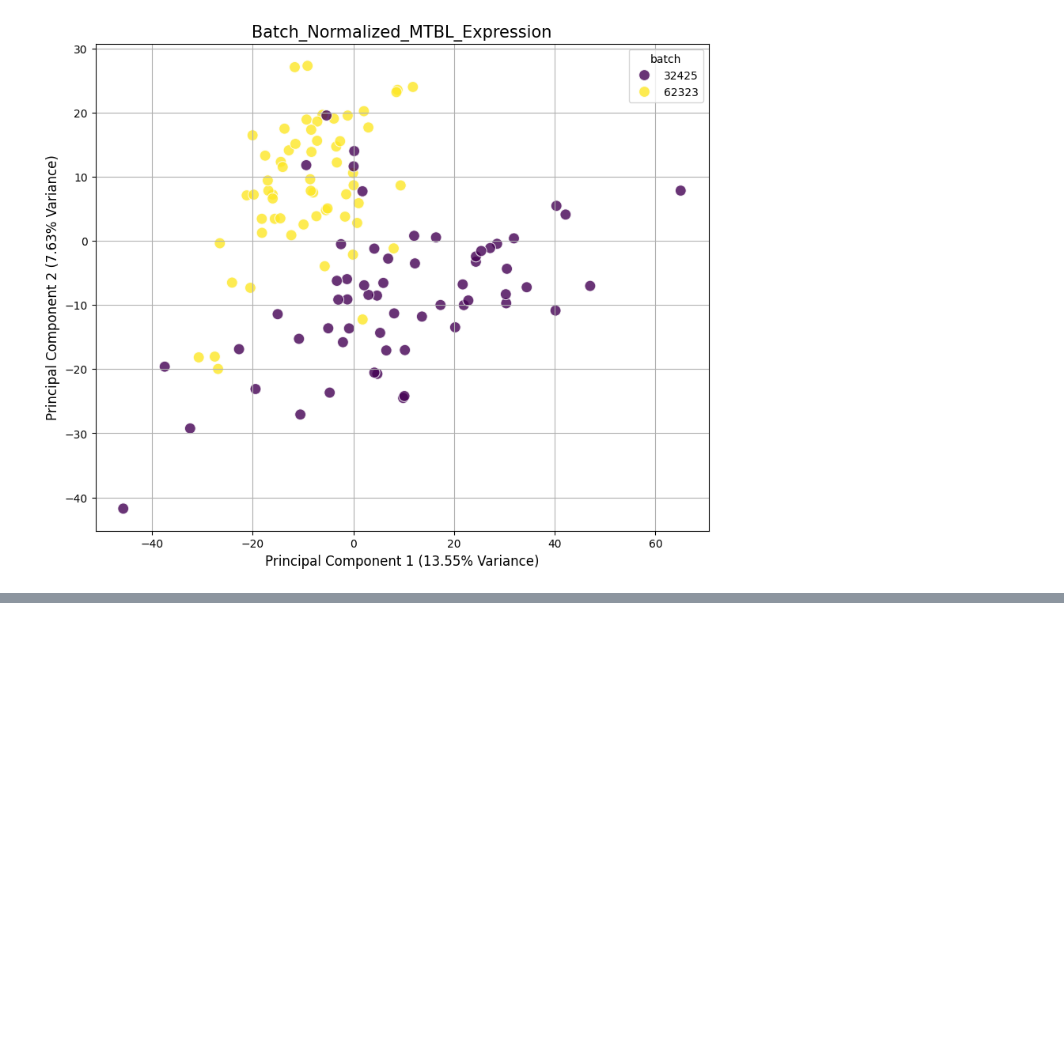
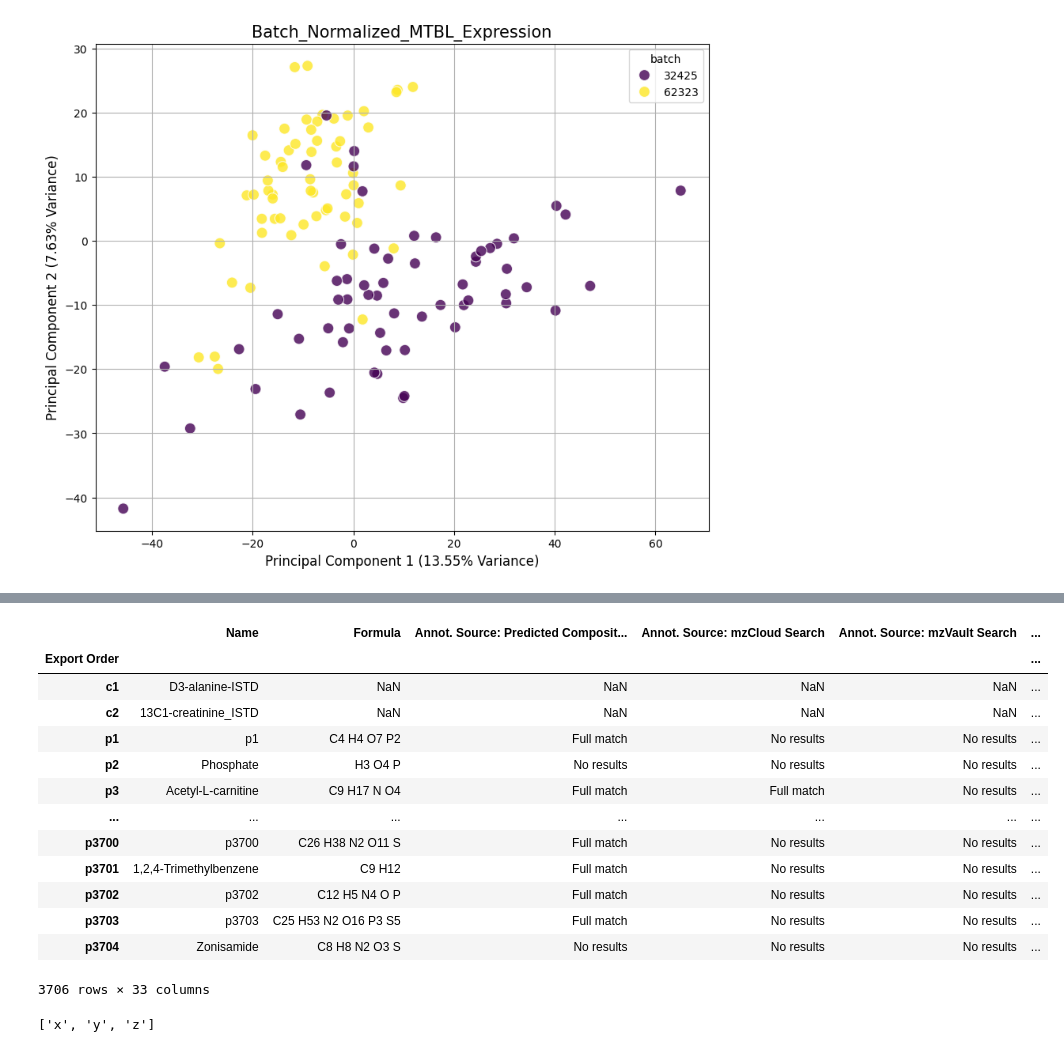
Before and after one commit to spiekos/PiekosLab, a Jupyter notebook: kaylaxu/test.MTBL_datacleaning.ipynb, the cells around one changed output, grey strips where cells are left out. Drawn from its saved outputs; the diff is of its cells as text; code cells hidden in the pictures; blank space fills up the shorter version.

```diff
--- a/kaylaxu/test.MTBL_datacleaning.ipynb
+++ b/kaylaxu/test.MTBL_datacleaning.ipynb
@@ -655,11 +655,12 @@ import pandas as pd
 import numpy as np
 import scipy.stats as sp
 from scipy import ndimage as nd
+from scipy.stats import iqr
 import matplotlib.pyplot as plt
 import seaborn as sns
 from sklearn.preprocessing import StandardScaler
+from sklearn.preprocessing import MinMaxScaler
 from sklearn.decomposition import PCA
-from itertools import compress
 import logging
 import sys
 
@@ -743,6 +744,7 @@ def remove_duplicates(exp, comp):
 
 # split expression data by batch and by samples/pooled, saving in exp_data dictionary
 def split_exp(exp, batch, e, exp_data):
+    print("Running Split:")
     is_pooled = ["Pooled" in s for s in exp.index]
     pooled = exp.iloc[is_pooled,:]
     pooled['batch'] = batch["batch"][is_pooled]
@@ -752,9 +754,16 @@ def split_exp(exp, batch, e, exp_data):
     sample['batch'] = batch["batch"][is_sample]
 
     unique_batches = batch["batch"].unique()
+    print('Making splits')
     for b in unique_batches:
         exp_data["Pooled_" + str(b) + "_" + e] = pooled[pooled['batch'] == b]
+        newIndex = []
+        for i in range(len(exp_data["Pooled_" + str(b) + "_" + e].index)):
+            newIndex.append(exp_data["Pooled_" + str(b) + "_" + e].index[i] + "_" + str(i))
+        exp_data["Pooled_" + str(b) + "_" + e].index = newIndex
+        print(newIndex)
         exp_data["Samples_" + str(b) + "_" + e] = sample[sample['batch'] == b]
+
 
 # calculate the median absolute deviation and identify samples that fail threshold
 def mad_failed(c):
@@ -768,17 +777,21 @@ def MAD_or_missing(exp_data, mode, e):
     for temp in exp_data.keys():
         if "Samples" in temp and e in temp: # only filter in sample expression with the specified charge
             if mode == "MAD":
-                mask = mad_failed(exp_data[temp]["c1"]) | mad_failed(exp_data[temp]["c2"]) # mask of samples that failed the internal control for either c1 or c2
-                for s in exp_data[temp].index[mask]:
-                    logging.warning("QC: Sample " + s + " in " + temp + " failed Median Absolute Deviation threshold test.")
-                    exp_data[temp] = exp_data[temp].drop(index=s)
+                fail = mad_failed(exp_data[temp]["c1"]) | mad_failed(exp_data[temp]["c2"]) # mask of samples that failed the internal control for either c1 or c2
+                message = "Median Absolute Deviation threshold"
             elif mode == "missing":
                 fail = exp_data[temp].isna().sum(axis=1)/len(exp_data[temp].index) > SAMPLE_MISSING
-                for s in exp_data[temp].index[fail]:
-                    logging.warning("QC: Sample " + s + " in " + temp + " failed >50% missingness test.")
-                    exp_data[temp] = exp_data[temp].drop(index=s)
+                message = ">50% missingness"
             else:
                 logging.error("Invalid mode specified for MAD or sample missing test.")
+                return
+            for s in exp_data[temp].index[fail]:
+                logging.warning("QC: Sample " + s + " in " + temp + " failed the " + message + " test.")
+                for x in exp_data.keys():
+                    try:
+                        exp_data[x] = exp_data[x].drop(index=s)
+                    except:
+                        continue
 
 
 
@@ -993,6 +1006,7 @@ def qs(comp):
 # remove duplicate metabolites based on the quality scores
 def remove_duplicates(exp, comp):
     comp["Name"] = comp["Name"].fillna(comp.index.to_series())
+    comp["Name"] = np.where(comp["Name"] == "Not named", comp.index.to_series(), comp["Name"])
     comp = comp.sort_values("quality_score", ascending=False).drop_duplicates(subset=["Name"]).sort_index()
     # NEED TO LOG THESE
     mask = [x in comp.index for x in exp.columns]
@@ -1030,0 +1121,7 @@ list(set(pos_comp["Name"]) & set(neg_comp["Name"]))
+# %%
+pos_comp["Name"] = pos_comp["Name"].fillna(pos_comp.index.to_series())
+pos_comp["Name"] = np.where(pos_comp["Name"] == "Not named", pos_comp.index.to_series(), pos_comp["Name"])
+pos_comp = pos_comp.sort_values("quality_score", ascending=False)
+dup = pos_comp["Name"].loc[pos_comp.duplicated(subset = ["Name"])]
+for m in dup:
+    print(m)
@@ -1030,0 +1146,22 @@ list(set(pos_comp["Name"]) & set(neg_comp["Name"]))
+# %%
+pos_comp
+# %% [output]
+|  | Name | Formula | Annot. Source: Predicted Composit... | Annot. Source: mzCloud Search | Annot. Source: mzVault Search | ... |
+| Export Order |  |  |  |  |  | ... |
+| c1 | D3-alanine-ISTD | NaN | NaN | NaN | NaN | ... |
+| c2 | 13C1-creatinine_ISTD | NaN | NaN | NaN | NaN | ... |
+| p1 | p1 | C4 H4 O7 P2 | Full match | No results | No results | ... |
+| p2 | Phosphate | H3 O4 P | No results | No results | No results | ... |
+| p3 | Acetyl-L-carnitine | C9 H17 N O4 | Full match | Full match | No results | ... |
+| ... | ... | ... | ... | ... | ... | ... |
+| p3700 | p3700 | C26 H38 N2 O11 S | Full match | No results | No results | ... |
+| p3701 | 1,2,4-Trimethylbenzene | C9 H12 | Full match | No results | No results | ... |
+| p3702 | p3702 | C12 H5 N4 O P | Full match | No results | No results | ... |
+| p3703 | p3703 | C25 H53 N2 O16 P3 S5 | Full match | No results | No results | ... |
+| p3704 | Zonisamide | C8 H8 N2 O3 S | No results | No results | No results | ... |
+3706 rows × 33 columns
+# %%
+x = ["x", "y", "z"]
+print(str(x))
+# %% [output]
+['x', 'y', 'z']
```
Also changed, not shown: parts of 16 cells of this notebook, 1 other file.
